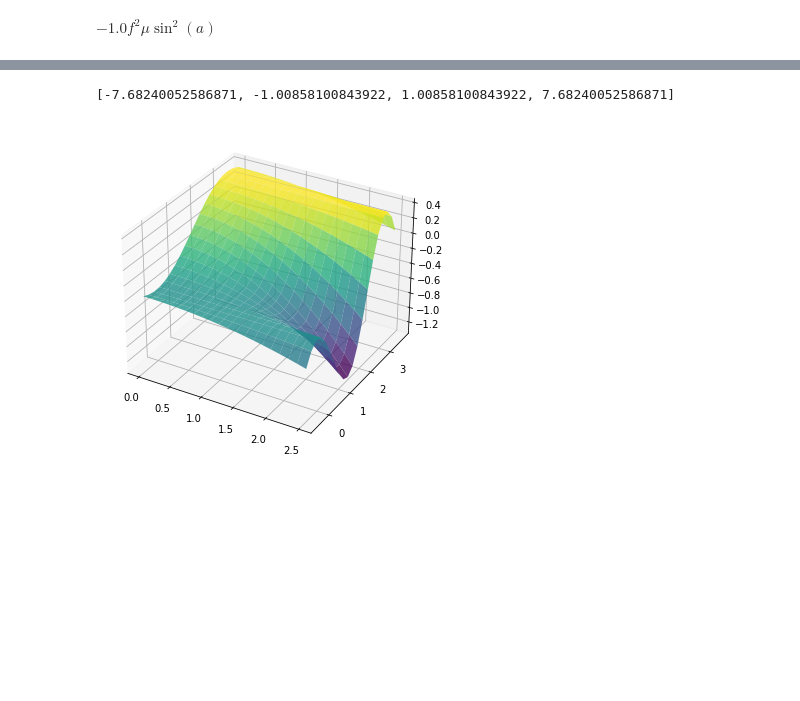
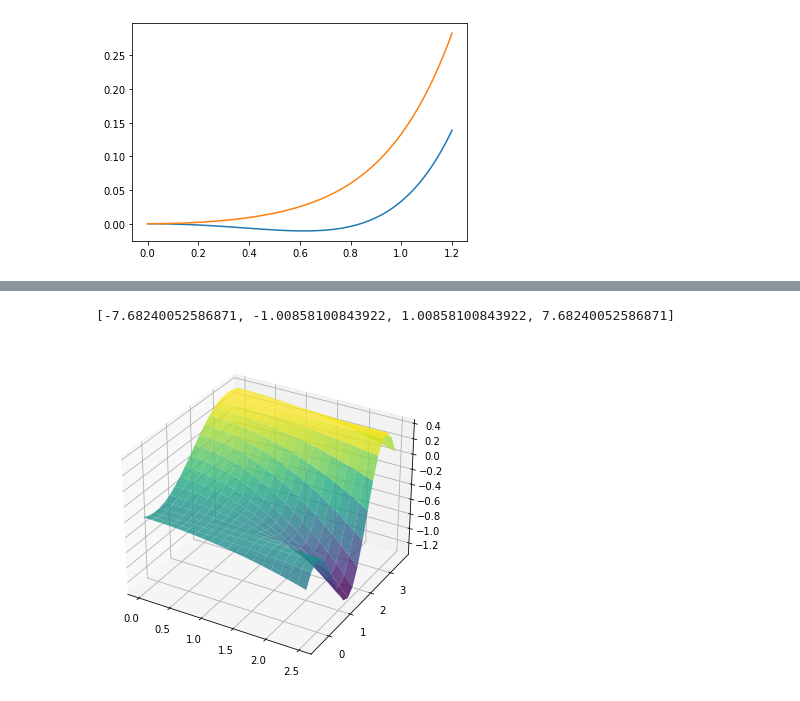
Before and after one commit to martkjoh/prosjektopggave, a Jupyter notebook: scripts/numerikk/test_notebook.ipynb, the cells around one changed output, grey strips where cells are left out. Cells and saved outputs as stored; diff of their text form; code cells hidden in the pictures; blank space fills up the shorter version.

```diff
--- a/scripts/numerikk/test_notebook.ipynb
+++ b/scripts/numerikk/test_notebook.ipynb
@@ -5,10 +5,17 @@ from scipy.optimize import root_scalar, fsolve
 
 from parameters import *
 from functions import *
-# %%
-F_0_2_diff_mu_symb
-# %% [output]
-$\displaystyle - 1.0 f^{2} \mu \sin^{2}{\left(a \right)}$
+# %%
+from matplotlib import pyplot as plt
+g = lambda x: sp.factorial(x)
+f = lambda x, t: t * x**2 / g(2) + x**4 / g(4) + x**6 / g(4)
+
+x = np.linspace(0, 1.2, 100)
+plt.plot(x, f(x, -0.1))
+plt.plot(x, f(x, +0.1))
+plt.show()
+# %% [output]
+[figure, added]
 # %%
 F_0_4_diff_mu_symb
 # %% [output]
```
Also changed, not shown: 9 other files.
